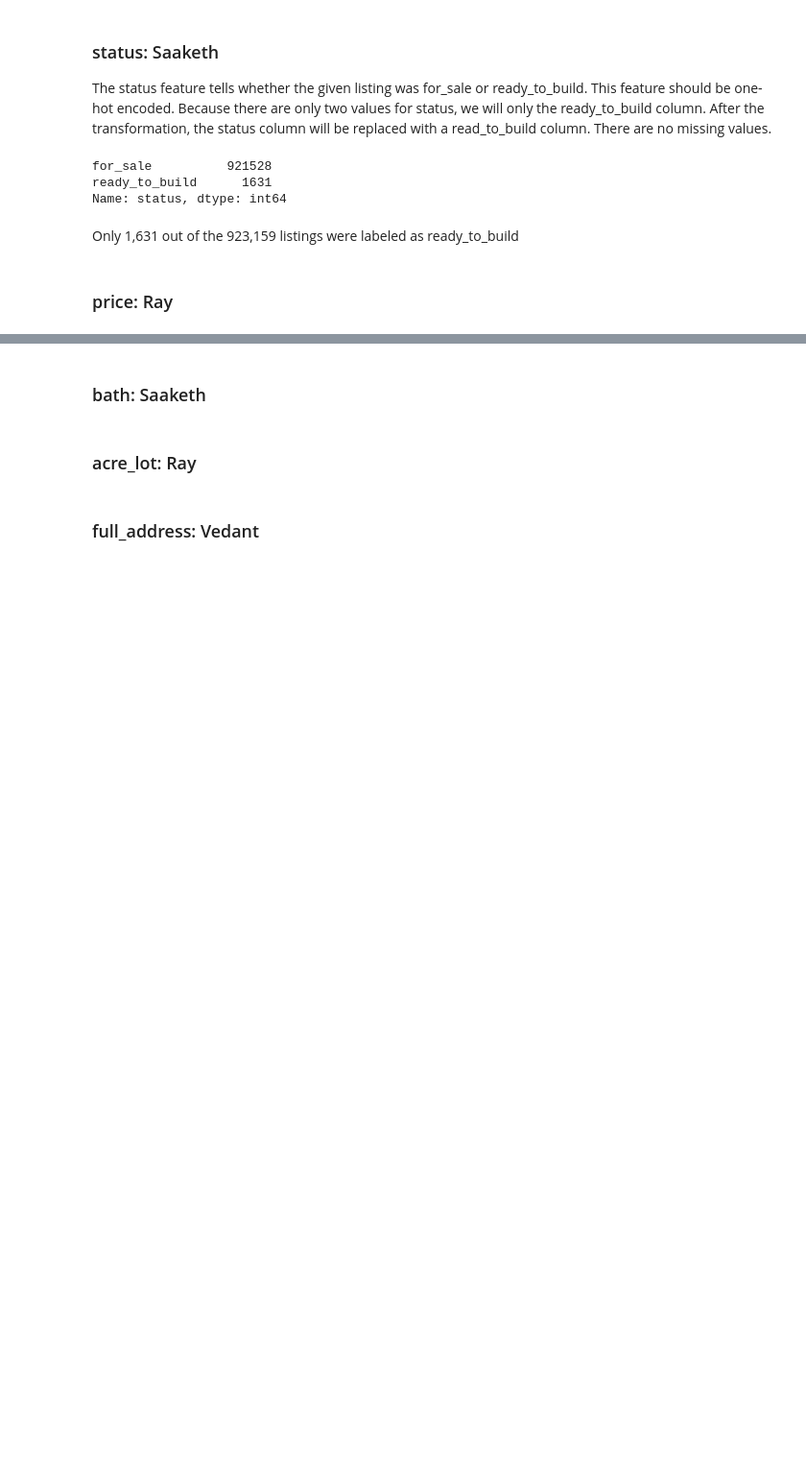
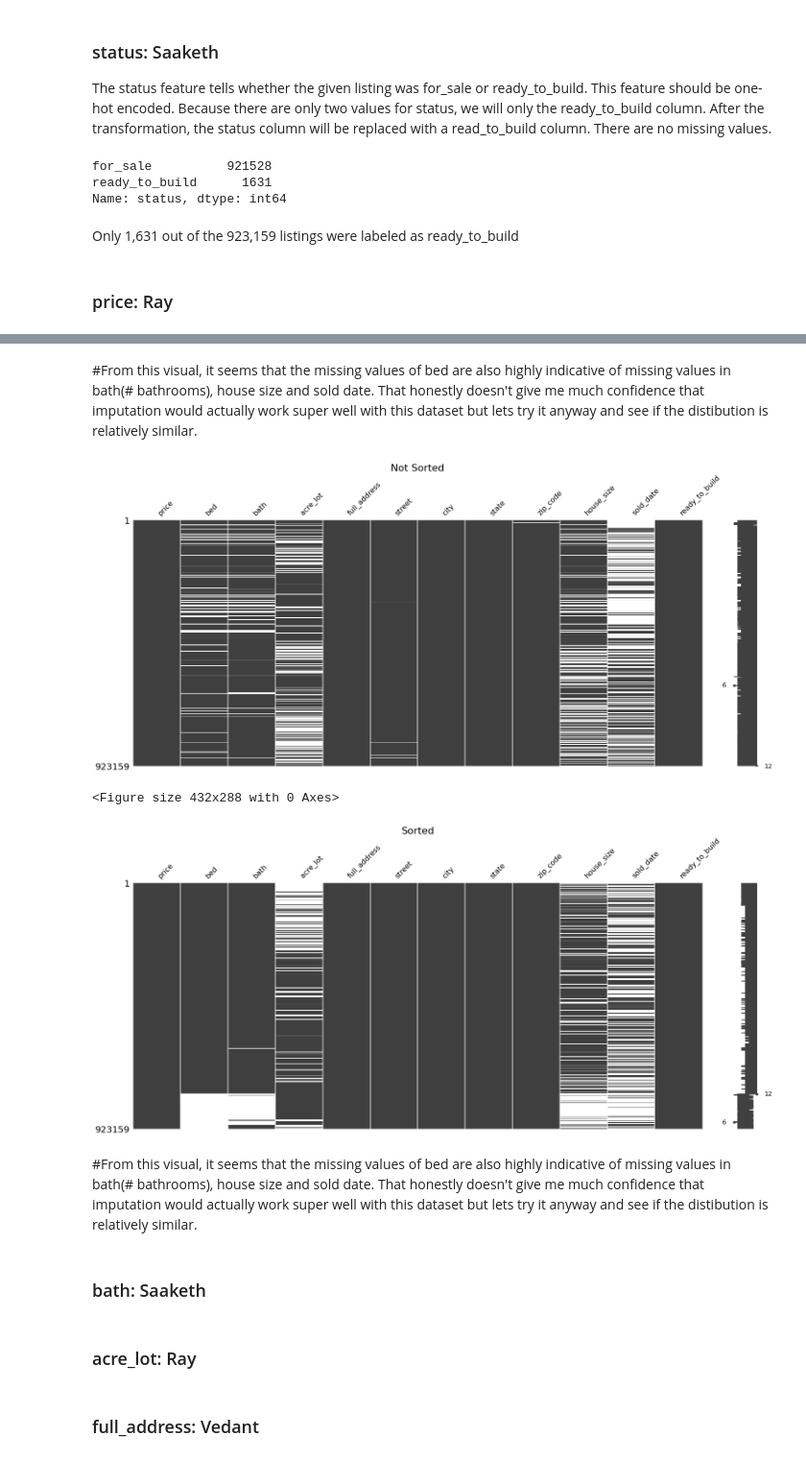
Before and after one commit to saakethkoka/Real-Estate-EDA, a Jupyter notebook: eda.ipynb, the cells around one changed output, grey strips where cells are left out. Shown at 96% size. Drawn from its saved outputs; the diff is of its cells as text; code cells hidden in the pictures; blank space fills up the shorter version.

Commit message:
graph of missing data

```diff
--- a/eda.ipynb
+++ b/eda.ipynb
@@ -79,3 +101,30 @@ df.drop(columns=["status"], inplace=True)
+# %% [markdown]
+#From this visual, it seems that the missing values of bed are also highly indicative of missing values in bath(# bathrooms), house size and sold date. That honestly doesn't give me much confidence that imputation would actually work super well with this dataset but lets try it anyway and see if the distibution is relatively similar.
+# %%
+#As suspected, we have a lot of missing values, over 12000, but this is only about 13% of our dataset so let's try imputation and see if we can get some decent results.
+# this python magics will allow plot to be embedded into the notebook
+import matplotlib
+import matplotlib.pyplot as plt
+import warnings
+warnings.simplefilter('ignore', DeprecationWarning)
+%matplotlib inline
+
+# External package: conda install missingno
+import missingno as mn
+
+mn.matrix(df)
+plt.title("Not Sorted",fontsize=22)
+
+plt.figure()
+mn.matrix(df.sort_values(by=["bed"]))
+plt.title("Sorted",fontsize=22)
+plt.show()
+# %% [output]
+[figure, added]
+<Figure size 432x288 with 0 Axes>
+[figure, added]
+# %% [markdown]
+#From this visual, it seems that the missing values of bed are also highly indicative of missing values in bath(# bathrooms), house size and sold date. That honestly doesn't give me much confidence that imputation would actually work super well with this dataset but lets try it anyway and see if the distibution is relatively similar.
 # %% [markdown]
 ### bath: Saaketh
 # %% [markdown]
```
Also changed, not shown: parts of 3 cells of this notebook.
